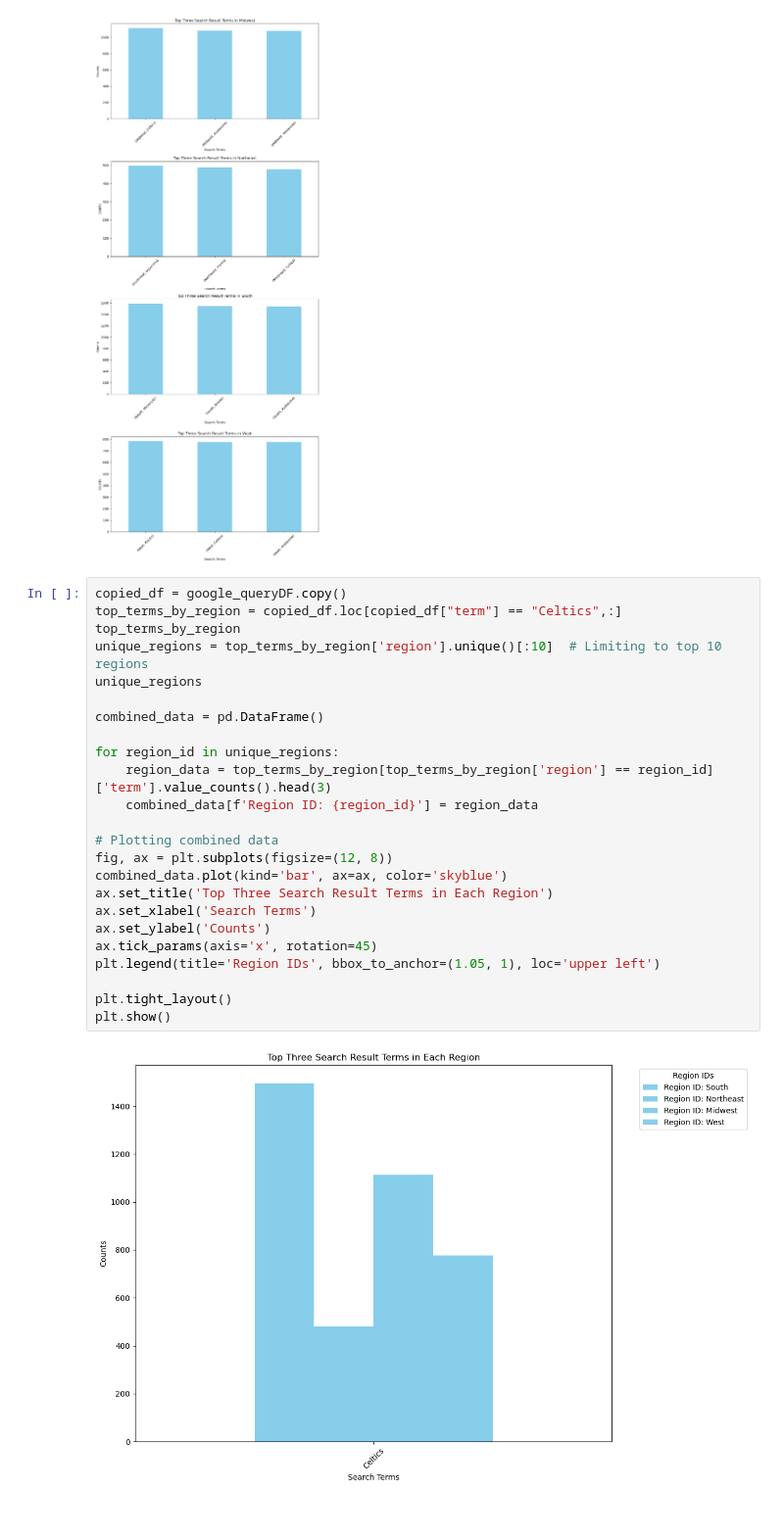
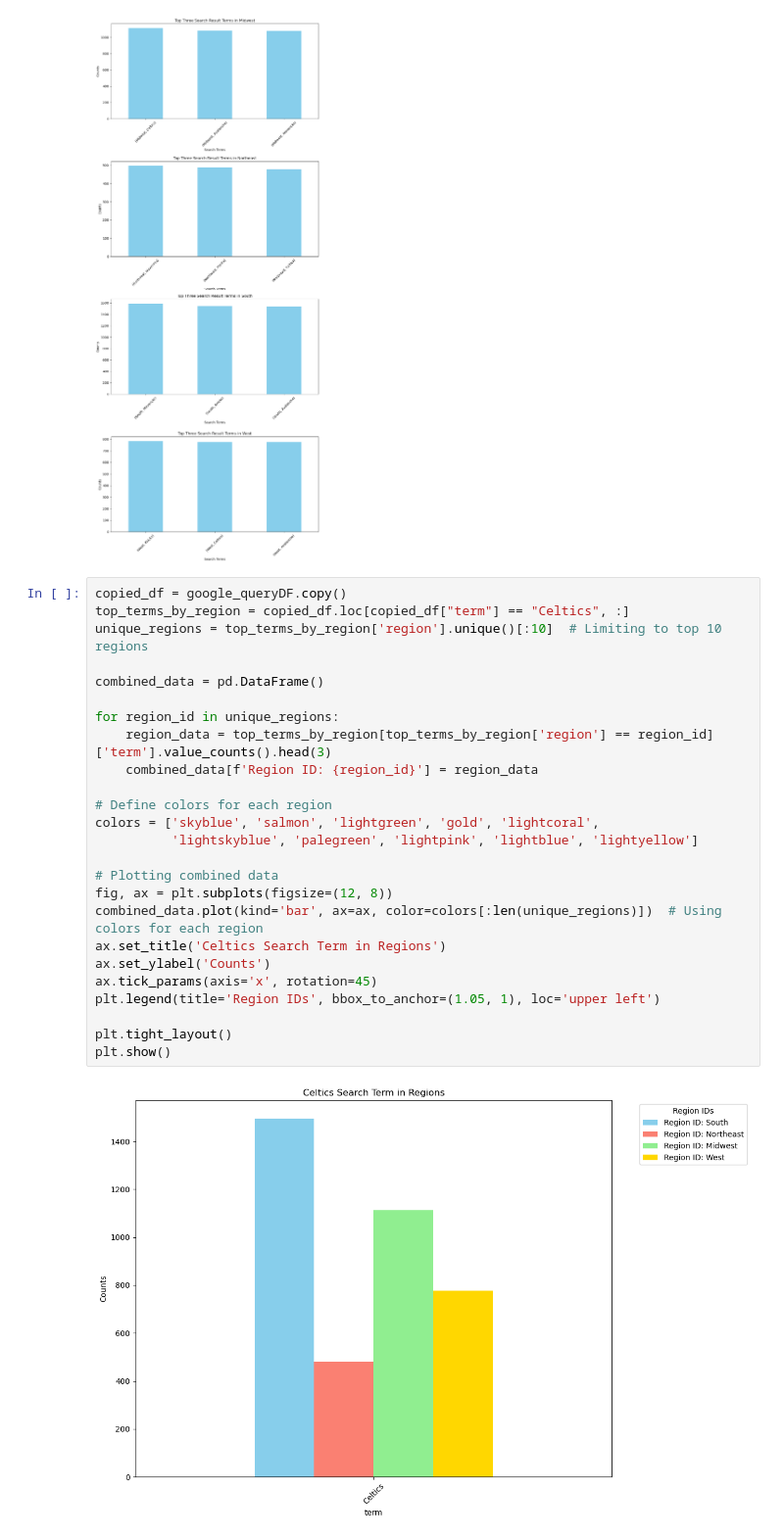
Before and after one commit to thaychansy/ucb-data-analytics-project1-group5, a Jupyter notebook: google_bi_query_lt_lg.ipynb, the cells around one changed output. Shown at 98% size. Cells and saved outputs as stored; diff of their text form.

```diff
--- a/google_bi_query_lt_lg.ipynb
+++ b/google_bi_query_lt_lg.ipynb
@@ -147,30 +148,31 @@ plt.show()
 [figure]
 # %%
 copied_df = google_queryDF.copy()
-top_terms_by_region = copied_df.loc[copied_df["term"] == "Celtics",:]
-top_terms_by_region
+top_terms_by_region = copied_df.loc[copied_df["term"] == "Celtics", :]
 unique_regions = top_terms_by_region['region'].unique()[:10]  # Limiting to top 10 regions
-unique_regions
 
 combined_data = pd.DataFrame()
 
 for region_id in unique_regions:
     region_data = top_terms_by_region[top_terms_by_region['region'] == region_id]['term'].value_counts().head(3)
     combined_data[f'Region ID: {region_id}'] = region_data
 
+# Define colors for each region
+colors = ['skyblue', 'salmon', 'lightgreen', 'gold', 'lightcoral',
+          'lightskyblue', 'palegreen', 'lightpink', 'lightblue', 'lightyellow']
+
 # Plotting combined data
 fig, ax = plt.subplots(figsize=(12, 8))
-combined_data.plot(kind='bar', ax=ax, color='skyblue')
-ax.set_title('Top Three Search Result Terms in Each Region')
-ax.set_xlabel('Search Terms')
+combined_data.plot(kind='bar', ax=ax, color=colors[:len(unique_regions)])  # Using colors for each region
+ax.set_title('Celtics Search Term in Regions')
 ax.set_ylabel('Counts')
 ax.tick_params(axis='x', rotation=45)
 plt.legend(title='Region IDs', bbox_to_anchor=(1.05, 1), loc='upper left')
 
 plt.tight_layout()
 plt.show()
 # %% [output]
-[figure, old version]
+[figure, new version]
 # %%
 copied_df_2 = google_queryDF.copy()
 top_terms_by_region = copied_df_2.loc[copied_df_2["term"] == "Celtics",:]
```
Also changed, not shown: parts of 9 cells of this notebook.
